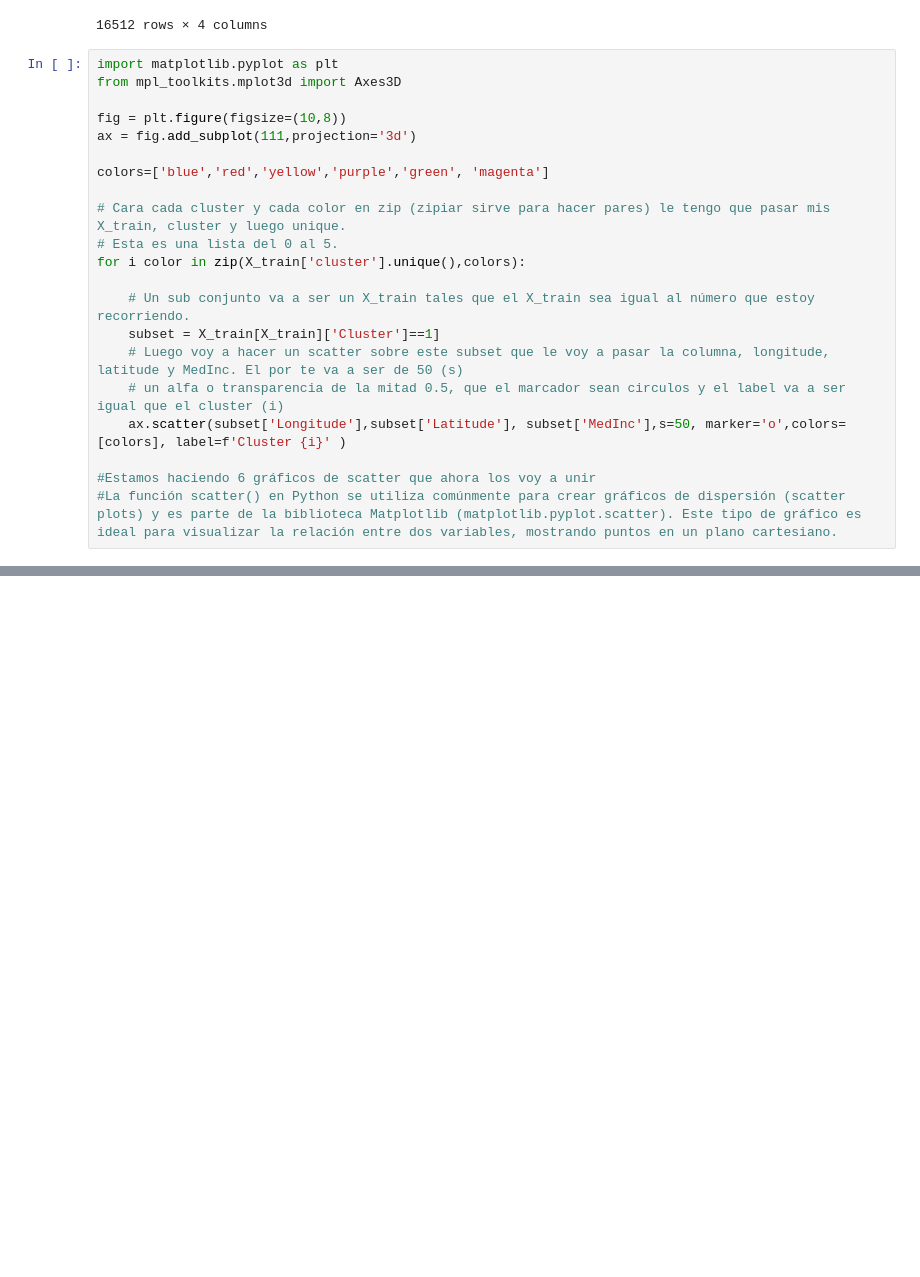
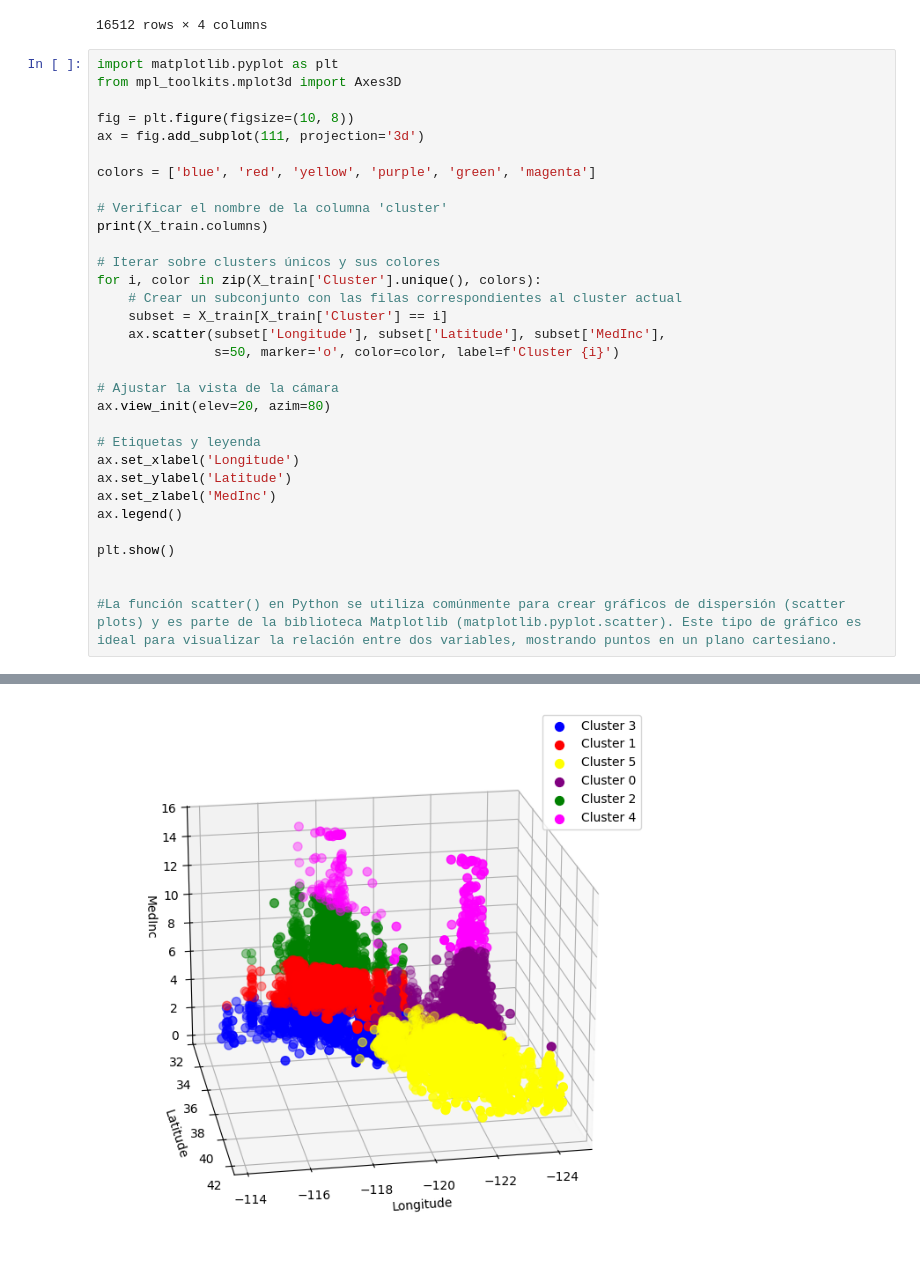
Before and after one commit to bartowen/k_means, a Jupyter notebook: src/explore.ipynb, the cells around one changed output, grey strips where cells are left out. Saved outputs shown, nothing was run; the diff lists cells and outputs as text; blank space fills up the shorter version.

Commit message:
grafico cluster

```diff
--- a/src/explore.ipynb
+++ b/src/explore.ipynb
@@ -74,21 +74,32 @@ X_train
 import matplotlib.pyplot as plt
 from mpl_toolkits.mplot3d import Axes3D
 
-fig = plt.figure(figsize=(10,8))
-ax = fig.add_subplot(111,projection='3d')
+fig = plt.figure(figsize=(10, 8))
+ax = fig.add_subplot(111, projection='3d')
 
-colors=['blue','red','yellow','purple','green', 'magenta']
+colors = ['blue', 'red', 'yellow', 'purple', 'green', 'magenta']
 
-# Cara cada cluster y cada color en zip (zipiar sirve para hacer pares) le tengo que pasar mis X_train, cluster y luego unique.
-# Esta es una lista del 0 al 5.
-for i color in zip(X_train['cluster'].unique(),colors):
+# Verificar el nombre de la columna 'cluster'
+print(X_train.columns)
 
-    # Un sub conjunto va a ser un X_train tales que el X_train sea igual al número que estoy recorriendo.
-    subset = X_train[X_train]['Cluster']==1]
-    # Luego voy a hacer un scatter sobre este subset que le voy a pasar la columna, longitude, latitude y MedInc. El por te va a ser de 50 (s)
-    # un alfa o transparencia de la mitad 0.5, que el marcador sean circulos y el label va a ser igual que el cluster (i)
-    ax.scatter(subset['Longitude'],subset['Latitude'], subset['MedInc'],s=50, marker='o',colors=[colors], label=f'Cluster {i}' )
+# Iterar sobre clusters únicos y sus colores
+for i, color in zip(X_train['Cluster'].unique(), colors):
+    # Crear un subconjunto con las filas correspondientes al cluster actual
+    subset = X_train[X_train['Cluster'] == i]
+    ax.scatter(subset['Longitude'], subset['Latitude'], subset['MedInc'],
+               s=50, marker='o', color=color, label=f'Cluster {i}')
 
-#Estamos haciendo 6 gráficos de scatter que ahora los voy a unir
+# Ajustar la vista de la cámara
+ax.view_init(elev=20, azim=80)
+
+# Etiquetas y leyenda
+ax.set_xlabel('Longitude')
+ax.set_ylabel('Latitude')
+ax.set_zlabel('MedInc')
+ax.legend()
+
+plt.show()
+
+
 #La función scatter() en Python se utiliza comúnmente para crear gráficos de dispersión (scatter plots) y es parte de la biblioteca Matplotlib (matplotlib.pyplot.scatter). Este tipo de gráfico es ideal para visualizar la relación entre dos variables, mostrando puntos en un plano cartesiano.
 # %% [output]
@@ -95,0 +107 @@ SyntaxError: invalid syntax (1468338098.py, line 9)
+[figure, added]
```
Also changed, not shown: parts of 1 cell of this notebook.
